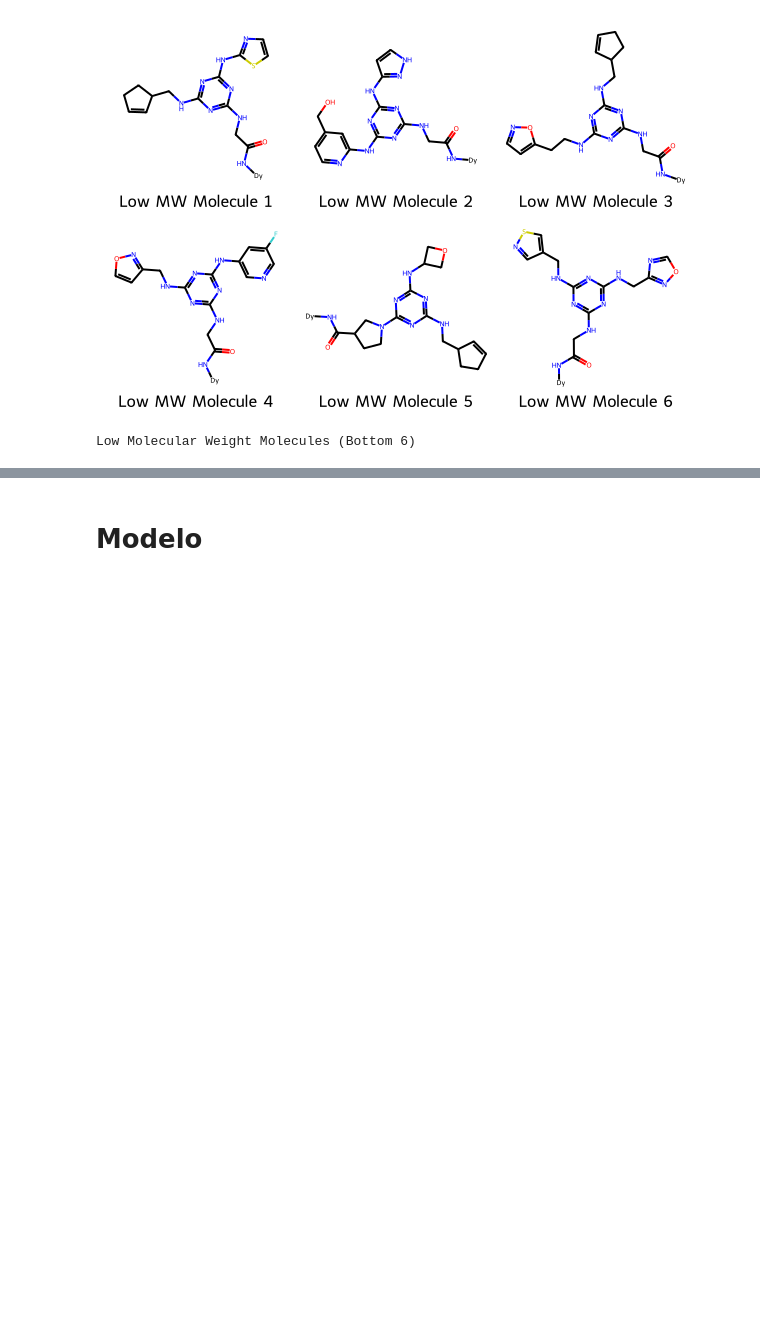
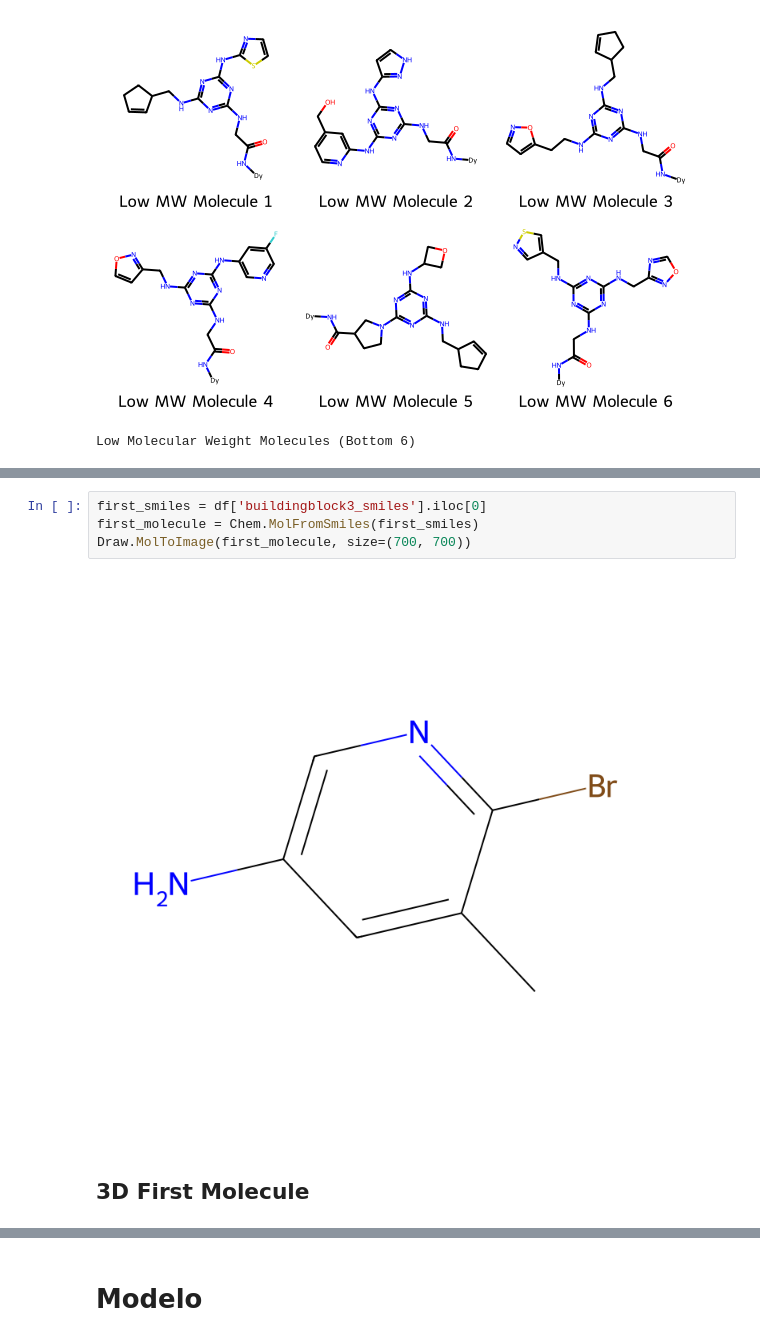
Before and after one commit to juanes213/DeepLearning_Exam, a Jupyter notebook: _sources/EDA_MODEL.ipynb, the cells around one changed output, grey strips where cells are left out. Saved outputs shown, nothing was run; the diff lists cells and outputs as text; blank space fills up the shorter version.

```diff
--- a/_sources/EDA_MODEL.ipynb
+++ b/_sources/EDA_MODEL.ipynb
@@ -327,0 +481,8 @@ Low Molecular Weight Molecules (Bottom 6)
+# %%
+first_smiles = df['buildingblock3_smiles'].iloc[0]
+first_molecule = Chem.MolFromSmiles(first_smiles)
+Draw.MolToImage(first_molecule, size=(700, 700))
+# %% [output]
+[figure, added]
+# %% [markdown]
+## 3D First Molecule
```
Also changed, not shown: parts of 31 cells of this notebook, 8 other files.
